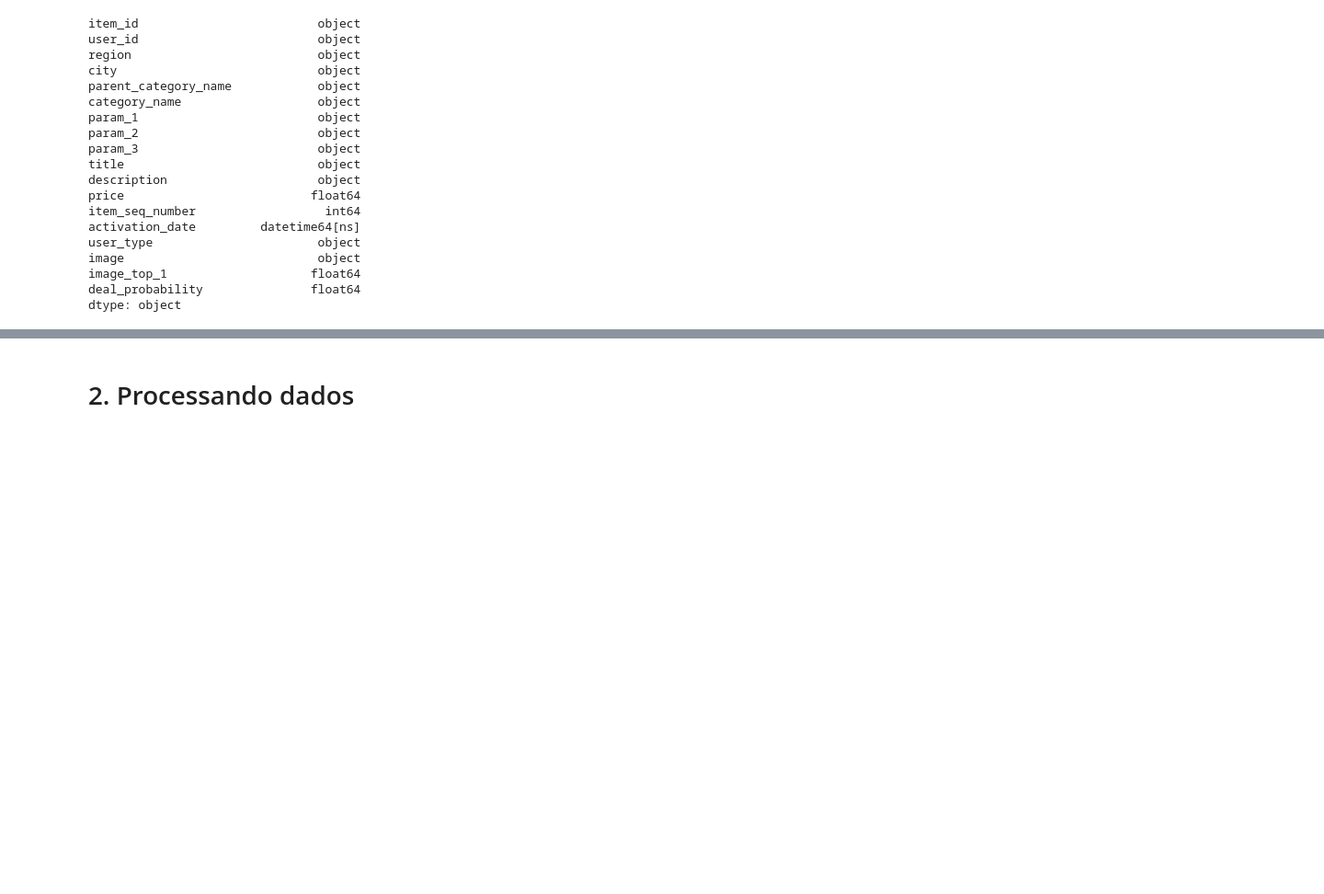
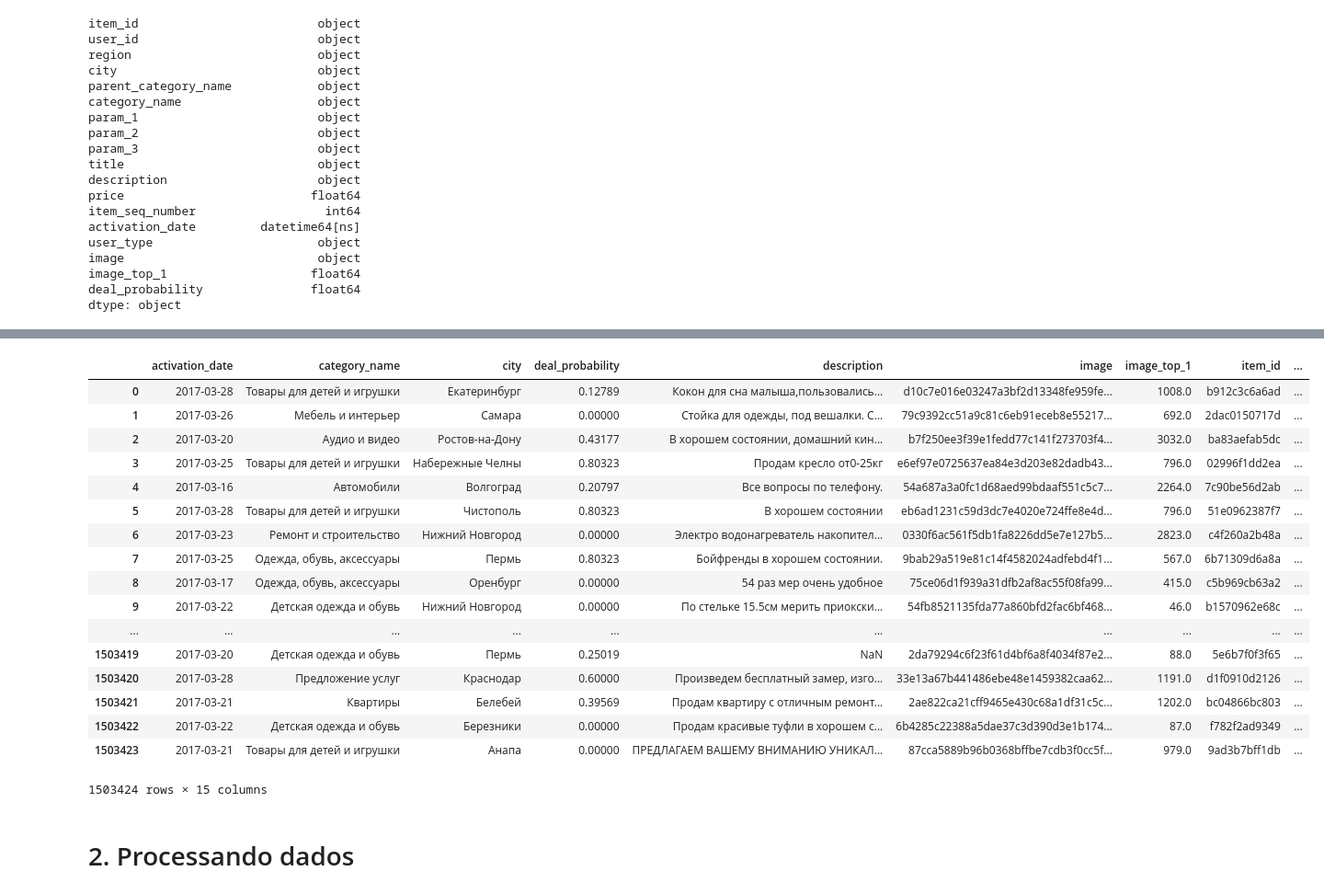
Before and after one commit to RafaelFK/avito_challenge, a Jupyter notebook: Avito Challenge Report.ipynb, the cells around one changed output, grey strips where cells are left out. Shown at 92% size. Saved outputs shown, nothing was run; the diff lists cells and outputs as text; code cells hidden in the pictures; blank space fills up the shorter version.

```diff
--- a/Avito Challenge Report.ipynb
+++ b/Avito Challenge Report.ipynb
@@ -140,3 +183,27 @@ dtype: object
+# %%
+# Listando colunas a serem ignoradas
+df_test = df_train[df_train.columns.difference(['param_1', 'param_2', 'param_3'])]
+# %%
+df_test
+# %% [output]
+|  | activation_date | category_name | city | deal_probability | description | image | image_top_1 | item_id | ... |
+| 0 | 2017-03-28 | Товары для детей и игрушки | Екатеринбург | 0.12789 | Кокон для сна малыша,пользовались... | d10c7e016e03247a3bf2d13348fe959fe... | 1008.0 | b912c3c6a6ad | ... |
+| 1 | 2017-03-26 | Мебель и интерьер | Самара | 0.00000 | Стойка для одежды, под вешалки. С... | 79c9392cc51a9c81c6eb91eceb8e55217... | 692.0 | 2dac0150717d | ... |
+| 2 | 2017-03-20 | Аудио и видео | Ростов-на-Дону | 0.43177 | В хорошем состоянии, домашний кин... | b7f250ee3f39e1fedd77c141f273703f4... | 3032.0 | ba83aefab5dc | ... |
+| 3 | 2017-03-25 | Товары для детей и игрушки | Набережные Челны | 0.80323 | Продам кресло от0-25кг | e6ef97e0725637ea84e3d203e82dadb43... | 796.0 | 02996f1dd2ea | ... |
+| 4 | 2017-03-16 | Автомобили | Волгоград | 0.20797 | Все вопросы по телефону. | 54a687a3a0fc1d68aed99bdaaf551c5c7... | 2264.0 | 7c90be56d2ab | ... |
+| 5 | 2017-03-28 | Товары для детей и игрушки | Чистополь | 0.80323 | В хорошем состоянии | eb6ad1231c59d3dc7e4020e724ffe8e4d... | 796.0 | 51e0962387f7 | ... |
+| 6 | 2017-03-23 | Ремонт и строительство | Нижний Новгород | 0.00000 | Электро водонагреватель накопител... | 0330f6ac561f5db1fa8226dd5e7e127b5... | 2823.0 | c4f260a2b48a | ... |
+| 7 | 2017-03-25 | Одежда, обувь, аксессуары | Пермь | 0.80323 | Бойфренды в хорошем состоянии. | 9bab29a519e81c14f4582024adfebd4f1... | 567.0 | 6b71309d6a8a | ... |
+| 8 | 2017-03-17 | Одежда, обувь, аксессуары | Оренбург | 0.00000 | 54 раз мер очень удобное | 75ce06d1f939a31dfb2af8ac55f08fa99... | 415.0 | c5b969cb63a2 | ... |
+| 9 | 2017-03-22 | Детская одежда и обувь | Нижний Новгород | 0.00000 | По стельке 15.5см мерить приокски... | 54fb8521135fda77a860bfd2fac6bf468... | 46.0 | b1570962e68c | ... |
+| ... | ... | ... | ... | ... | ... | ... | ... | ... | ... |
+| 1503419 | 2017-03-20 | Детская одежда и обувь | Пермь | 0.25019 | NaN | 2da79294c6f23f61d4bf6a8f4034f87e2... | 88.0 | 5e6b7f0f3f65 | ... |
+| 1503420 | 2017-03-28 | Предложение услуг | Краснодар | 0.60000 | Произведем бесплатный замер, изго... | 33e13a67b441486ebe48e1459382caa62... | 1191.0 | d1f0910d2126 | ... |
+| 1503421 | 2017-03-21 | Квартиры | Белебей | 0.39569 | Продам квартиру с отличным ремонт... | 2ae822ca21cff9465e430c68a1df31c5c... | 1202.0 | bc04866bc803 | ... |
+| 1503422 | 2017-03-22 | Детская одежда и обувь | Березники | 0.00000 | Продам красивые туфли в хорошем с... | 6b4285c22388a5dae37c3d390d3e1b174... | 87.0 | f782f2ad9349 | ... |
+| 1503423 | 2017-03-21 | Товары для детей и игрушки | Анапа | 0.00000 | ПРЕДЛАГАЕМ ВАШЕМУ ВНИМАНИЮ УНИКАЛ... | 87cca5889b96b0368bffbe7cdb3f0cc5f... | 979.0 | 9ad3b7bff1db | ... |
+1503424 rows × 15 columns
 # %% [markdown]
 # 2. Processando dados
 # %%
```
Also changed, not shown: parts of 30 cells of this notebook.
